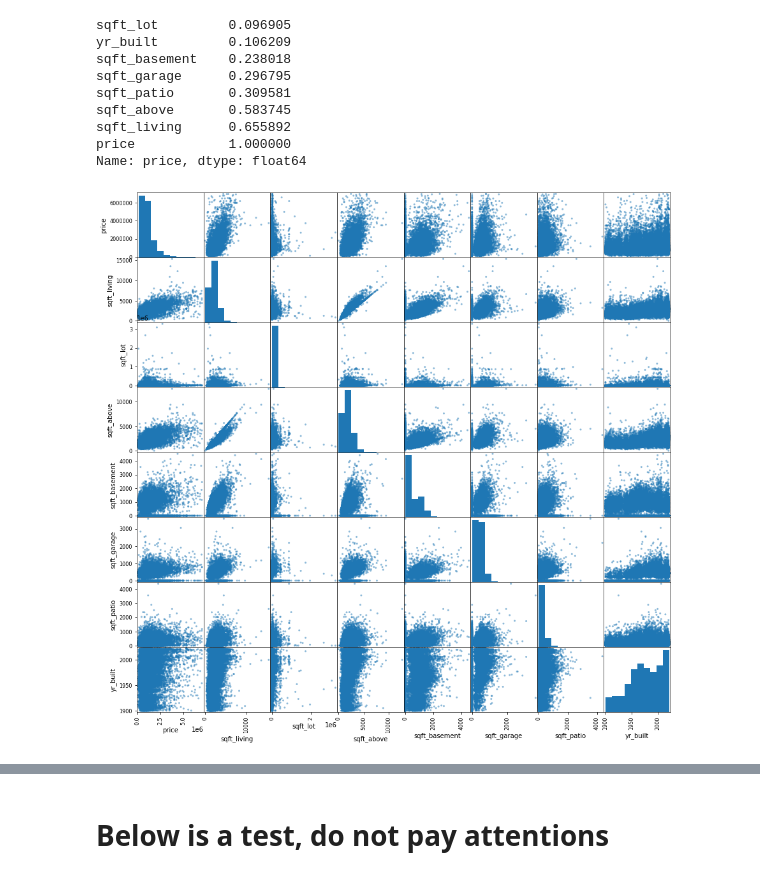
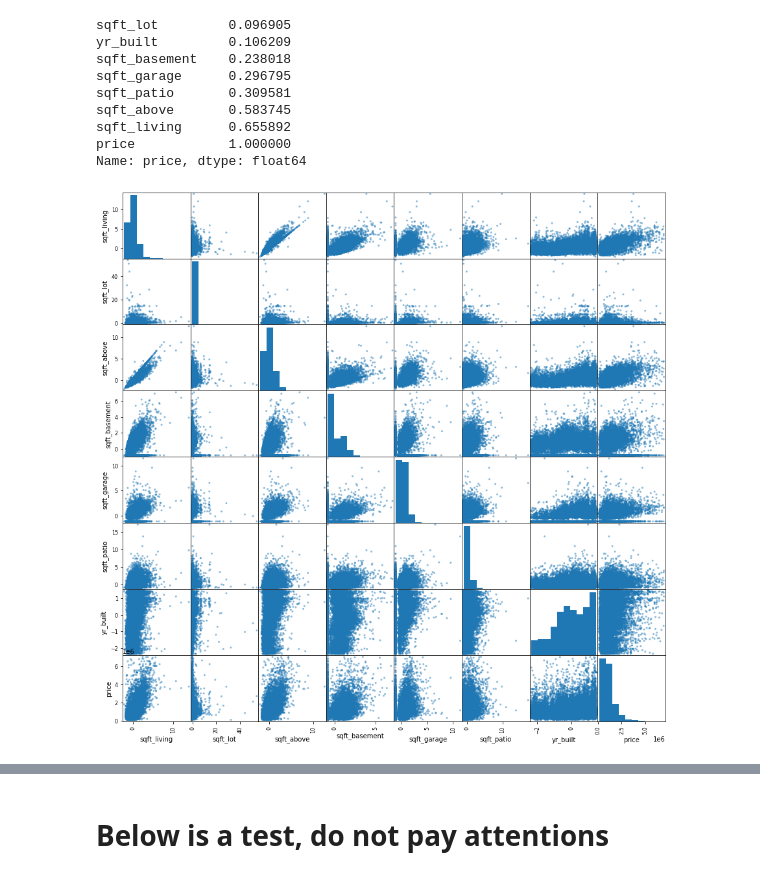
Before and after one commit to mduncan23/King-County-Real-Estate-Analysis, a Jupyter notebook: Matt Project Workbook.ipynb, the cells around one changed output, grey strips where cells are left out. Drawn from its saved outputs; the diff is of its cells as text; code cells hidden in the pictures.

```diff
--- a/Matt Project Workbook.ipynb
+++ b/Matt Project Workbook.ipynb
@@ -213,9 +300,10 @@ multi_df
 # %% [markdown]
 ## Standardizing data
 # %%
-# df_standardized = df_numeric.drop(['price'], axis=1).copy()
+df_standardized = df_numeric.drop(['price'], axis=1).copy()
 
-# for col in df_standardized:
-#     df_standardized[col] = (df_standardized[col] - df_standardized[col].mean()) / df_standardized[col].std()
+for col in df_standardized:
+    df_standardized[col] = (df_standardized[col] - df_standardized[col].mean()) / df_standardized[col].std()
 
-# df_standardized.describe()
+df_standardized['price'] = df_numeric['price']
+df_standardized.describe()
@@ -271,6 +413,6 @@ price            1.000000
 Name: price, dtype: float64
 # %%
 # Looking at a scatter matrix of just continuous numerical data
-pd.plotting.scatter_matrix(df_numeric,figsize  = [15, 15]);
+pd.plotting.scatter_matrix(df_standardized,figsize  = [15, 15]);
 # %% [output]
-[figure, old version]
+[figure, new version]
```
Also changed, not shown: parts of 70 cells of this notebook.
